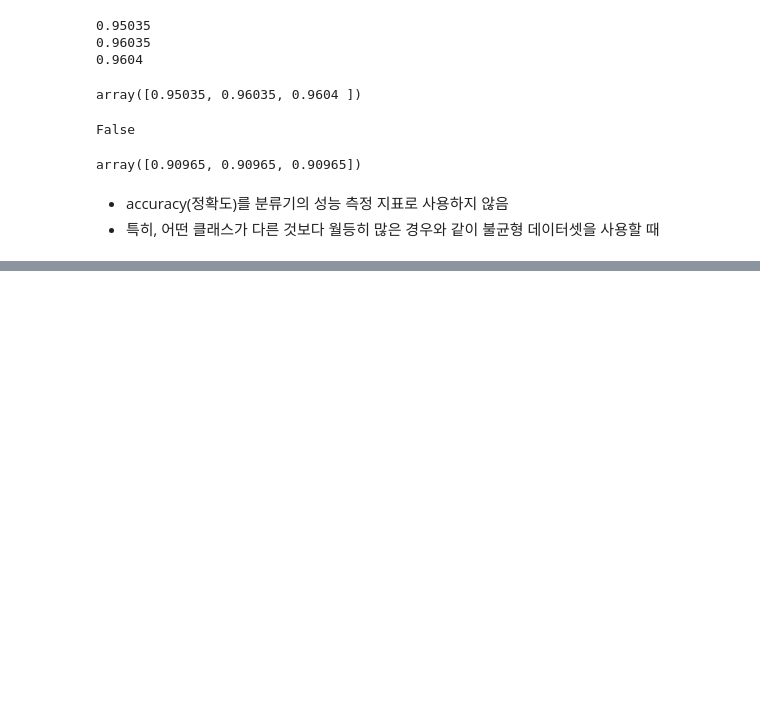
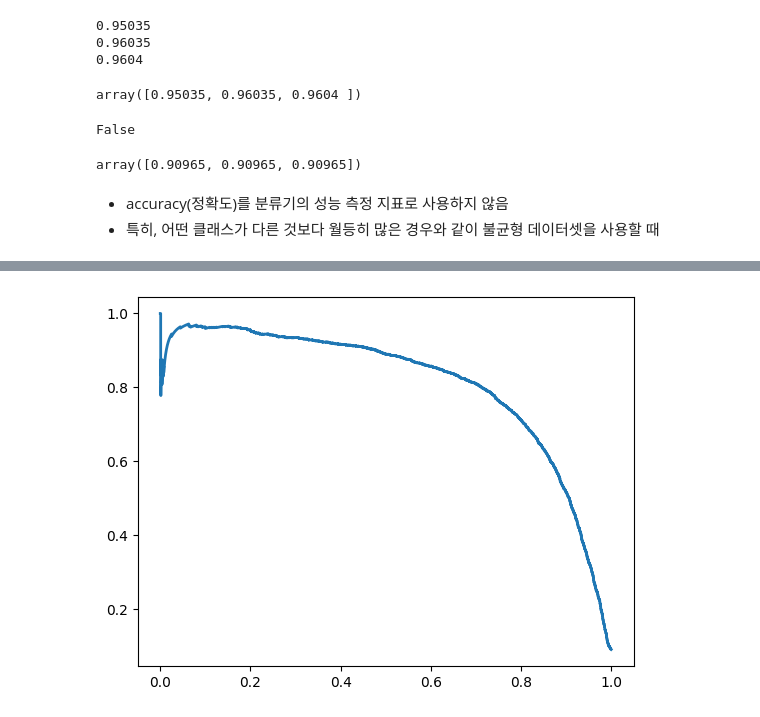
Before and after one commit to hyeonjikim01/hands_on_study, a Jupyter notebook: chap03_classification.ipynb, the cells around one changed output, grey strips where cells are left out. Cells and saved outputs as stored; diff of their text form; code cells hidden in the pictures; blank space fills up the shorter version.

```diff
--- a/chap03_classification.ipynb
+++ b/chap03_classification.ipynb
@@ -121,0 +222,6 @@ array([0.90965, 0.90965, 0.90965])
+# %%
+plt.plot(recalls, precisions, linewidth=2, label="정밀도/재현율 곡선")
+[...] # 그리드, 범례, 축, 레이블, 동그라미를 추가
+plt.show()
+# %% [output]
+[figure, added]
```
Also changed, not shown: parts of 19 cells of this notebook.
